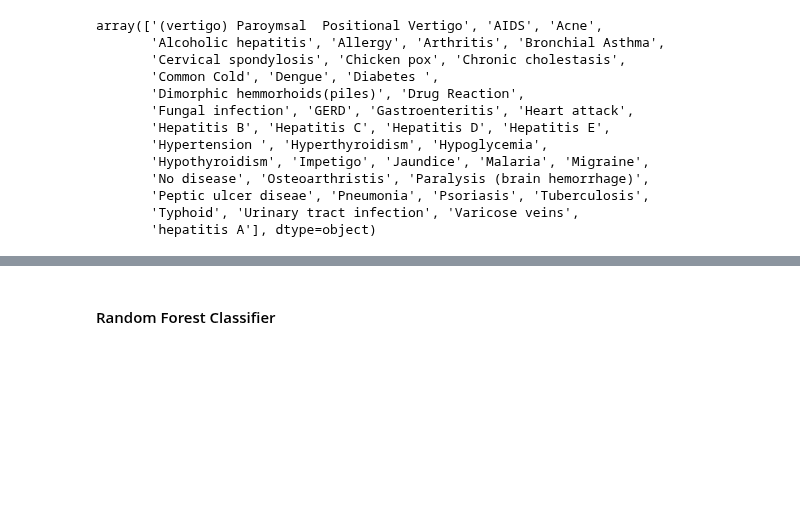
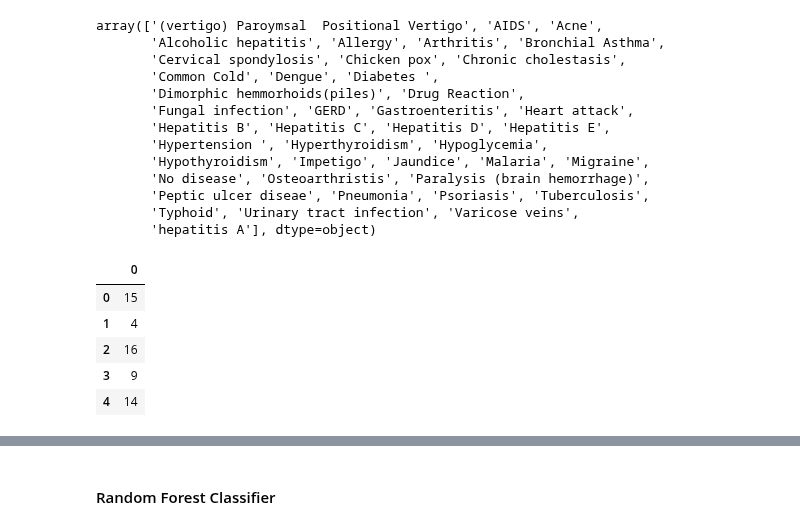
Before and after one commit to TheBlueZayn/Disease-Symptom-Prediction, a Jupyter notebook: sympt.ipynb, the cells around one changed output, grey strips where cells are left out. Drawn from its saved outputs; the diff is of its cells as text; code cells hidden in the pictures; blank space fills up the shorter version.

```diff
--- a/sympt.ipynb
+++ b/sympt.ipynb
@@ -353,6 +303,15 @@ model=Sequential([
     Dense(units=100, activation='relu'),
     Dense(units=42,activation='softmax')
 ])
+# %%
+y_test.head()
+# %% [output]
+|  | 0 |
+| 0 | 15 |
+| 1 | 4 |
+| 2 | 16 |
+| 3 | 9 |
+| 4 | 14 |
 # %%
 model.compile(
     loss=SparseCategoricalCrossentropy(from_logits=True),
```
Also changed, not shown: parts of 17 cells of this notebook, 2 other files.
